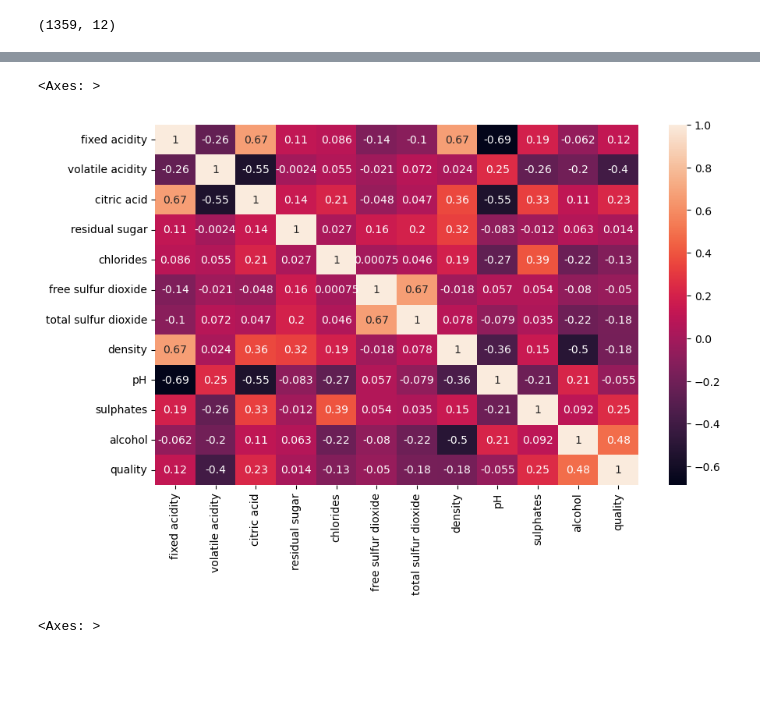
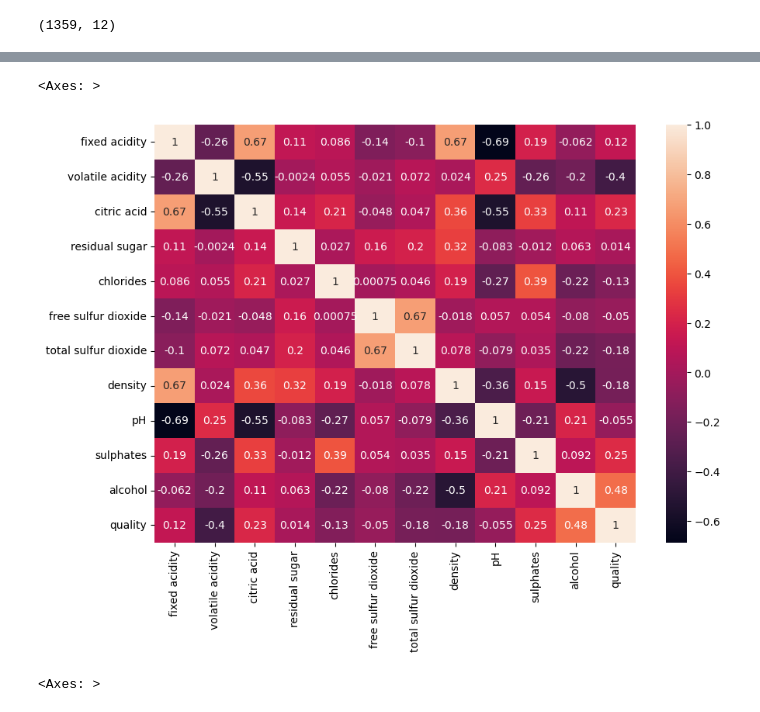
Before and after one commit to ShreyashSingh1/Python-DSM, a Jupyter notebook: Week14/EDA on redwine dataset.ipynb, the cells around one changed output, grey strips where cells are left out. Cells and saved outputs as stored; diff of their text form; code cells hidden in the pictures; blank space fills up the shorter version.

```diff
--- a/Week14/EDA on redwine dataset.ipynb
+++ b/Week14/EDA on redwine dataset.ipynb
@@ -134,11 +158,11 @@ df.corr()
 # %%
 import seaborn as sns
 import matplotlib.pyplot as plt
-plt.figure(figsize=(10,6))
+plt.figure(figsize=(10,7))
 sns.heatmap(df.corr(), annot=True)
 # %% [output]
 <Axes: >
-[figure, old version]
+[figure, new version]
 # %%
 df.quality.value_counts().plot(kind="bar")
 # %% [output]
```
Also changed, not shown: parts of 3 cells of this notebook, 2 other files.
